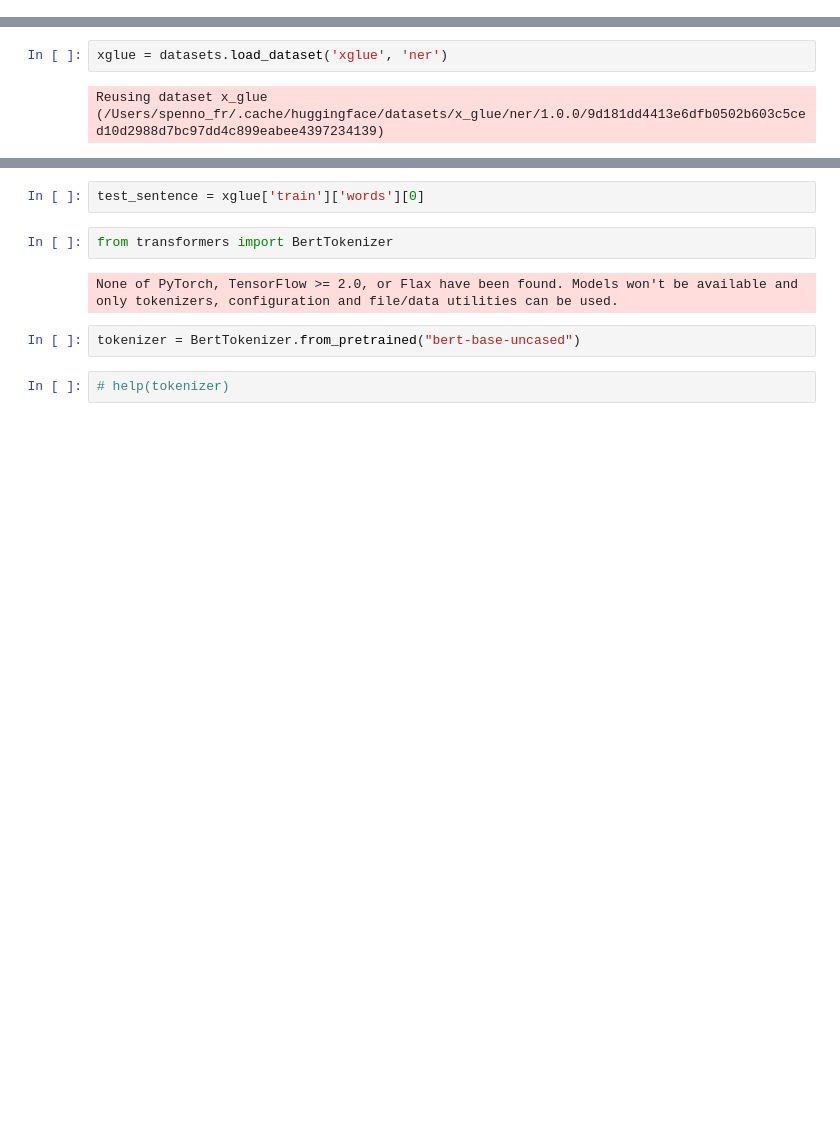
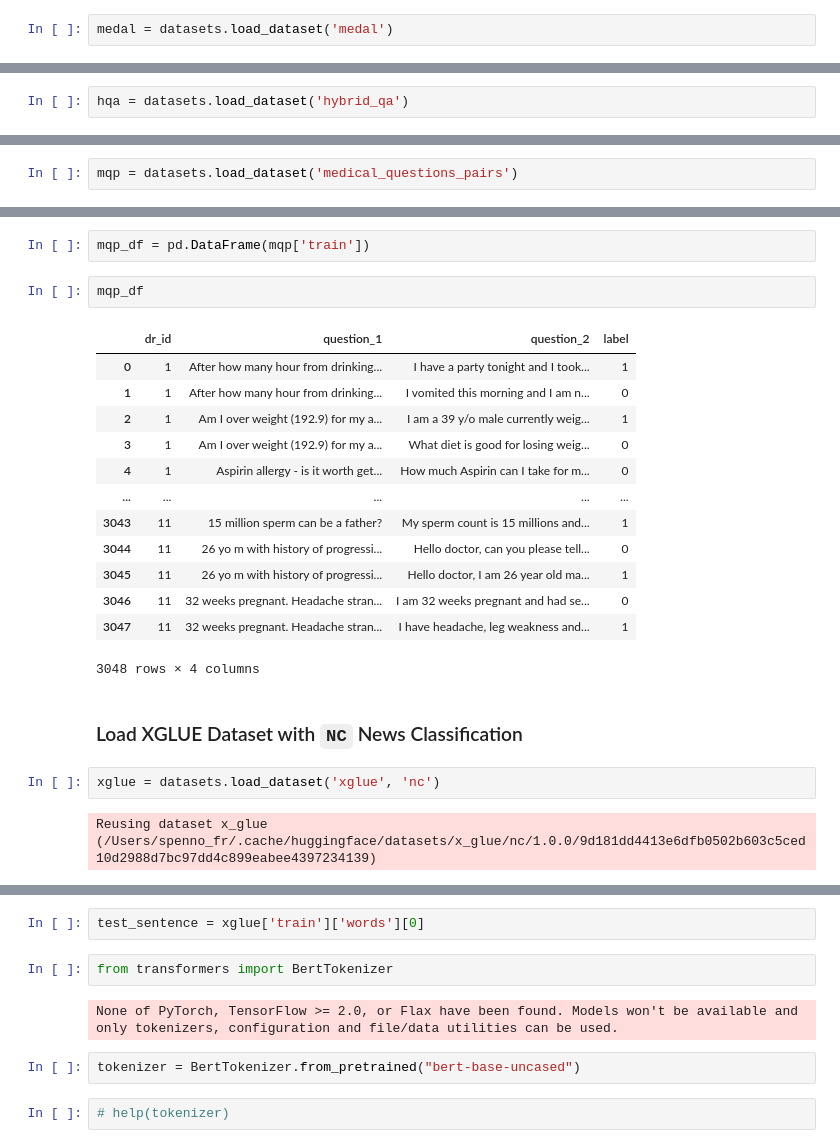
Before and after one commit to expert-search/glg-mas, a Jupyter notebook: notebooks/0.1-sjn-exploring-huggingface-datasets.ipynb, the cells around one changed output, grey strips where cells are left out. Drawn from its saved outputs; the diff is of its cells as text; blank space fills up the shorter version.

```diff
--- a/notebooks/0.1-sjn-exploring-huggingface-datasets.ipynb
+++ b/notebooks/0.1-sjn-exploring-huggingface-datasets.ipynb
@@ -2,0 +741,2 @@ import datasets
+# %%
+medal = datasets.load_dataset('medal')
@@ -2,0 +747,2 @@ import datasets
+# %%
+hqa = datasets.load_dataset('hybrid_qa')
@@ -2,0 +781,2 @@ import datasets
+# %%
+mqp = datasets.load_dataset('medical_questions_pairs')
@@ -3,7 +787,27 @@ import datasets
+# %%
+mqp_df = pd.DataFrame(mqp['train'])
+# %%
+mqp_df
+# %% [output]
+|  | dr_id | question_1 | question_2 | label |
+| 0 | 1 | After how many hour from drinking... | I have a party tonight and I took... | 1 |
+| 1 | 1 | After how many hour from drinking... | I vomited this morning and I am n... | 0 |
+| 2 | 1 | Am I over weight (192.9) for my a... | I am a 39 y/o male currently weig... | 1 |
+| 3 | 1 | Am I over weight (192.9) for my a... | What diet is good for losing weig... | 0 |
+| 4 | 1 | Aspirin allergy - is it worth get... | How much Aspirin can I take for m... | 0 |
+| ... | ... | ... | ... | ... |
+| 3043 | 11 | 15 million sperm can be a father? | My sperm count is 15 millions and... | 1 |
+| 3044 | 11 | 26 yo m with history of progressi... | Hello doctor, can you please tell... | 0 |
+| 3045 | 11 | 26 yo m with history of progressi... | Hello doctor, I am 26 year old ma... | 1 |
+| 3046 | 11 | 32 weeks pregnant. Headache stran... | I am 32 weeks pregnant and had se... | 0 |
+| 3047 | 11 | 32 weeks pregnant. Headache stran... | I have headache, leg weakness and... | 1 |
+3048 rows × 4 columns
+# %% [markdown]
+### Load XGLUE Dataset with `NC` News Classification
 # %%
-xglue = datasets.load_dataset('xglue', 'ner')
+xglue = datasets.load_dataset('xglue', 'nc')
 # %% [output]
-Reusing dataset x_glue (/Users/spenno_fr/.cache/huggingface/datasets/x_glue/ner/1.0.0/9d181dd4413e6dfb0502b603c5ced10d2988d7bc97dd4c899eabee4397234139)
+Reusing dataset x_glue (/Users/spenno_fr/.cache/huggingface/datasets/x_glue/nc/1.0.0/9d181dd4413e6dfb0502b603c5ced10d2988d7bc97dd4c899eabee4397234139)
 # %%
 xglue.shape
 # %% [output]
```
Also changed, not shown: parts of 68 cells of this notebook, 29 other files.
